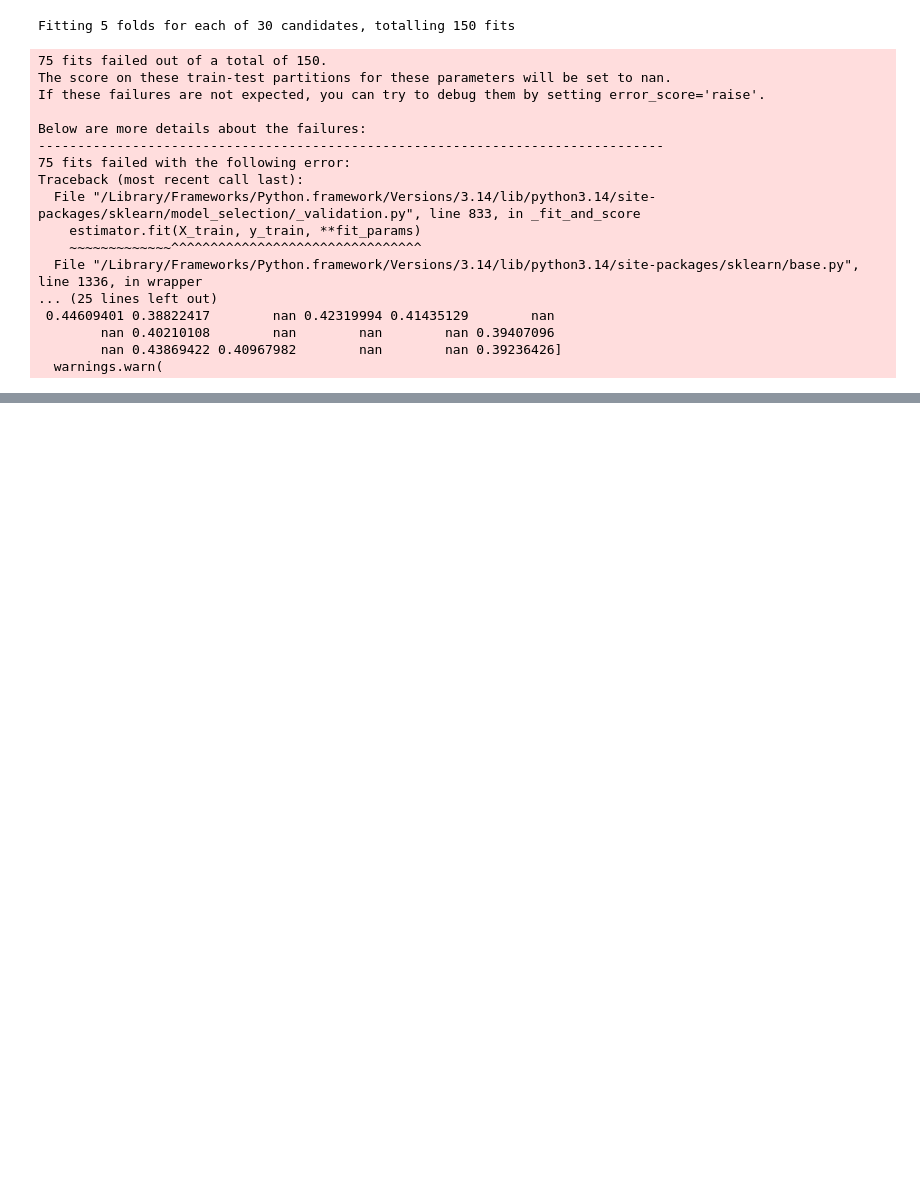
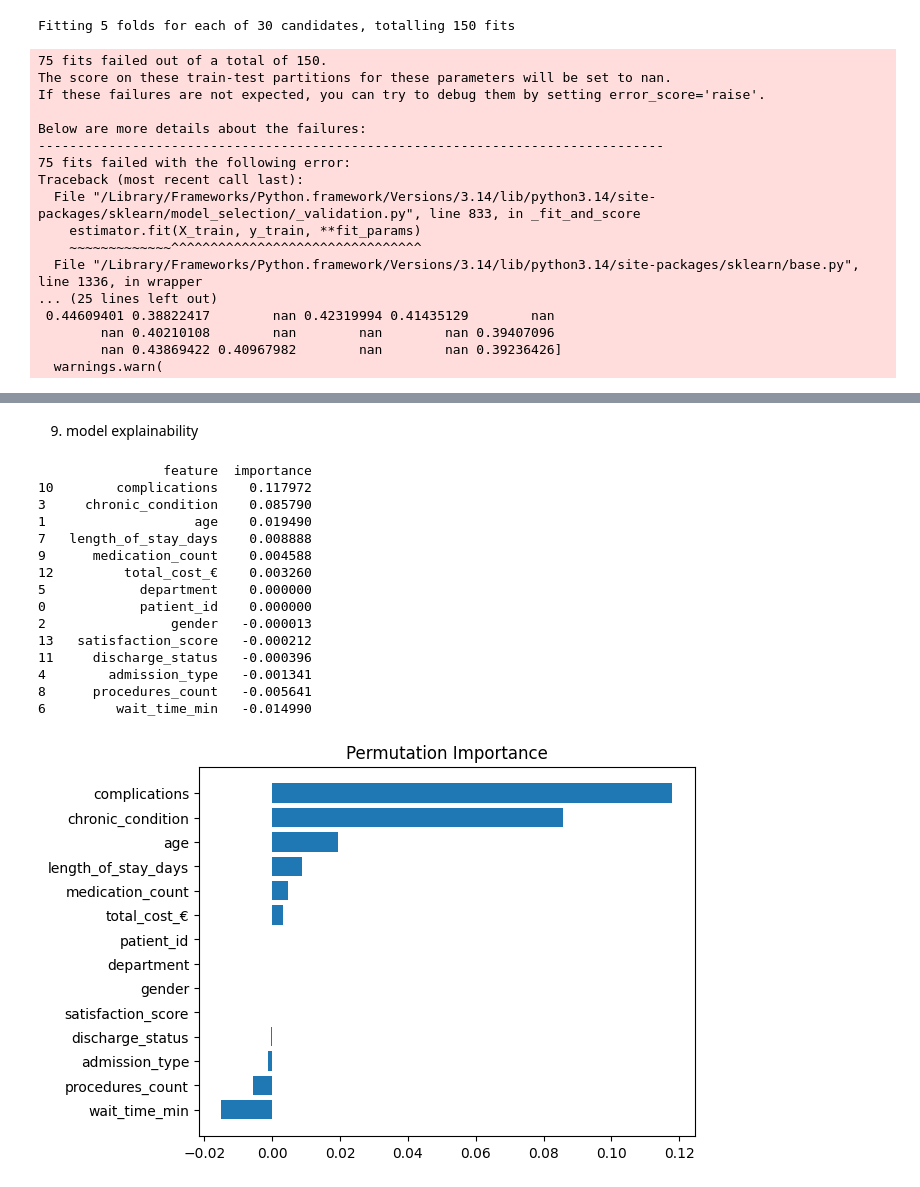
Before and after one commit to carina-ds/readmission, a Jupyter notebook: 05. model training.ipynb, the cells around one changed output, grey strips where cells are left out. Saved outputs shown, nothing was run; the diff lists cells and outputs as text; code cells hidden in the pictures; blank space fills up the shorter version.

```diff
--- a/05. model training.ipynb
+++ b/05. model training.ipynb
@@ -308,0 +413,52 @@ Chamption model by PR-AUC: hgb
+# %% [markdown]
+9. model explainability
+# %%
+# permutation importance
+
+# measure baseline performance
+# for each feature: randomly shuffle its values, recompute performance
+# importance = baseline score - shuffled score
+# positive --> feature helps model
+# ~0 --> feature not usefule
+# negative --> model performs better without it
+imp = permutation_importance(
+    champ_model,
+    X_test,
+    y_test,
+    n_repeats=10,
+    scoring="average_precision",
+    random_state=42,
+    n_jobs=-1
+)
+
+perm = pd.DataFrame({
+    "feature": X_test.columns,
+    "importance": imp.importances_mean
+}).sort_values("importance", ascending=False)
+
+print(perm.head(20))
+
+top_perm = perm.head(20).sort_values("importance")
+plt.figure()
+plt.barh(top_perm["feature"], top_perm["importance"])
+plt.title("Permutation Importance")
+plt.show()
+
+# next step: remove features with negative importance and retrain
+# %% [output]
+                feature  importance
+10        complications    0.117972
+3     chronic_condition    0.085790
+1                   age    0.019490
+7   length_of_stay_days    0.008888
+9      medication_count    0.004588
+12         total_cost_€    0.003260
+5            department    0.000000
+0            patient_id    0.000000
+2                gender   -0.000013
+13   satisfaction_score   -0.000212
+11     discharge_status   -0.000396
+4        admission_type   -0.001341
+8      procedures_count   -0.005641
+6         wait_time_min   -0.014990
+[figure, added]
```
Also changed, not shown: parts of 10 cells of this notebook, 1 other file.
